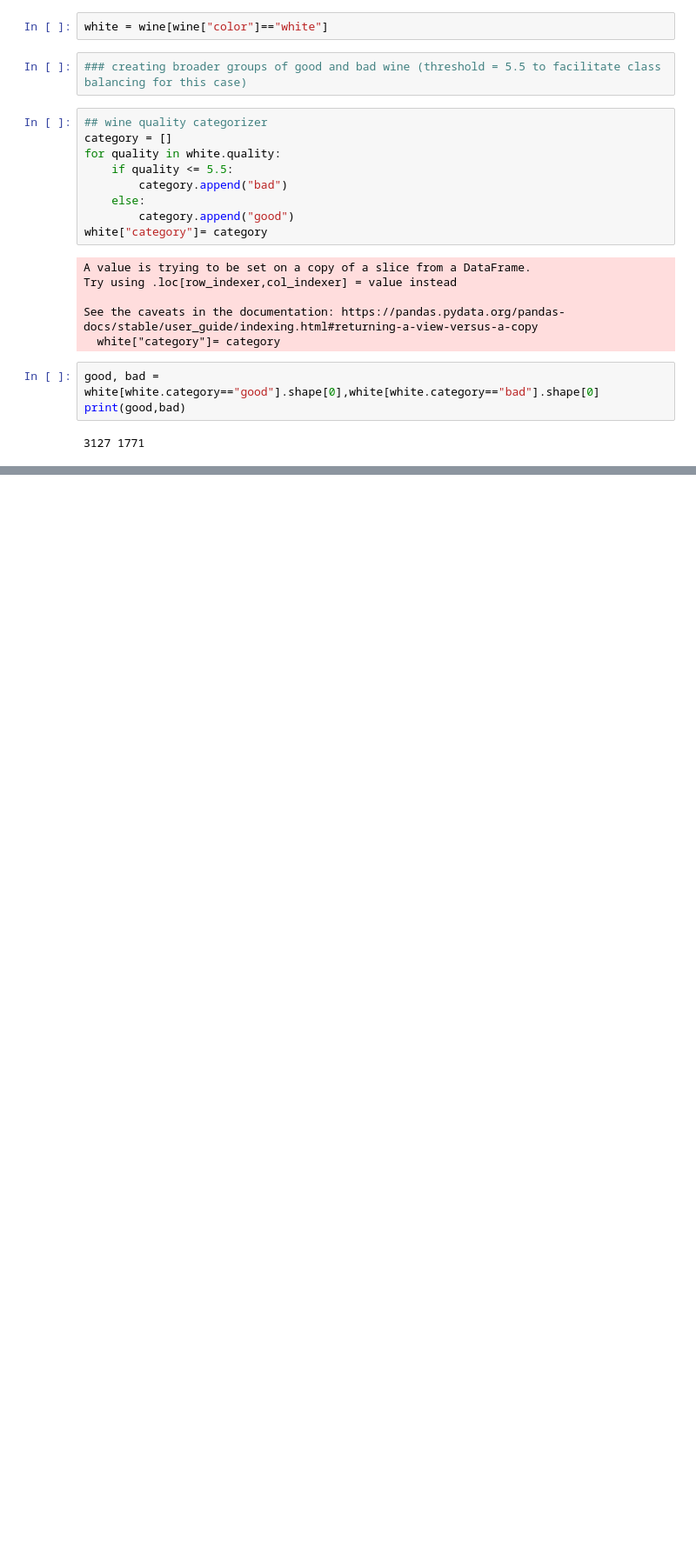
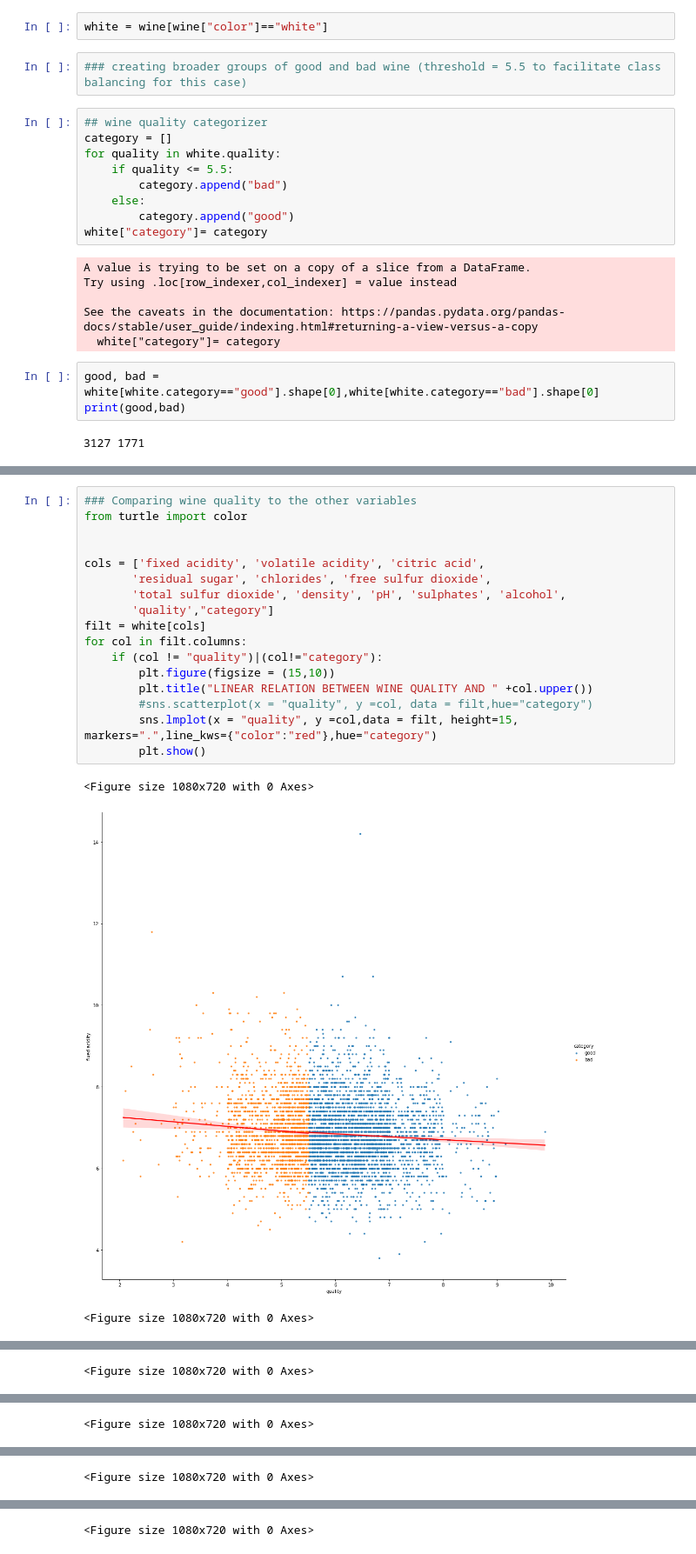
Before and after one commit to Alvin-igobwa/Wine_Analytics, a Jupyter notebook: analysis.ipynb, the cells around one changed output, grey strips where cells are left out. Shown at 87% size. Saved outputs shown, nothing was run; the diff lists cells and outputs as text; blank space fills up the shorter version.

```diff
--- a/analysis.ipynb
+++ b/analysis.ipynb
@@ -87,0 +89,21 @@ sns.heatmap(white_confusion_mat,annot=True)
+# %%
+### Comparing wine quality to the other variables
+from turtle import color
+
+
+cols = ['fixed acidity', 'volatile acidity', 'citric acid',
+       'residual sugar', 'chlorides', 'free sulfur dioxide',
+       'total sulfur dioxide', 'density', 'pH', 'sulphates', 'alcohol',
+       'quality',"category"]
+filt = white[cols]
+for col in filt.columns:
+    if (col != "quality")|(col!="category"):
+        plt.figure(figsize = (15,10))
+        plt.title("LINEAR RELATION BETWEEN WINE QUALITY AND " +col.upper())
+        #sns.scatterplot(x = "quality", y =col, data = filt,hue="category")
+        sns.lmplot(x = "quality", y =col,data = filt, height=15, markers=".",line_kws={"color":"red"},hue="category")
+        plt.show()
+# %% [output]
+<Figure size 1080x720 with 0 Axes>
+[figure, added]
+<Figure size 1080x720 with 0 Axes>
@@ -87,0 +111 @@ sns.heatmap(white_confusion_mat,annot=True)
+<Figure size 1080x720 with 0 Axes>
@@ -87,0 +113 @@ sns.heatmap(white_confusion_mat,annot=True)
+<Figure size 1080x720 with 0 Axes>
@@ -87,0 +115 @@ sns.heatmap(white_confusion_mat,annot=True)
+<Figure size 1080x720 with 0 Axes>
@@ -87,0 +117 @@ sns.heatmap(white_confusion_mat,annot=True)
+<Figure size 1080x720 with 0 Axes>
```
Also changed, not shown: parts of 5 cells of this notebook.
